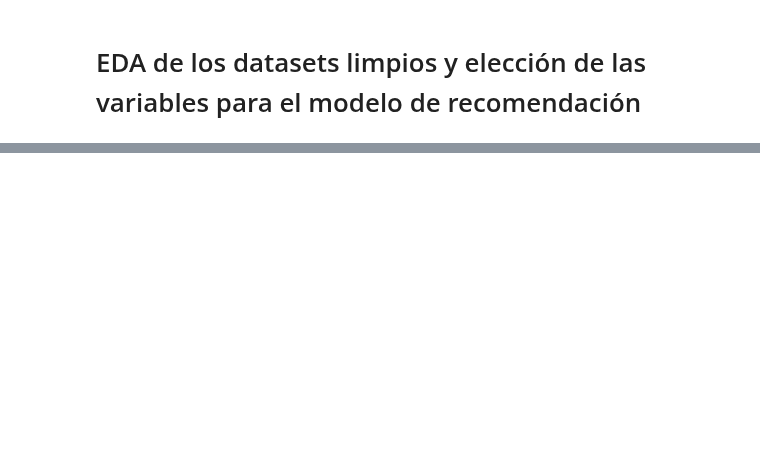
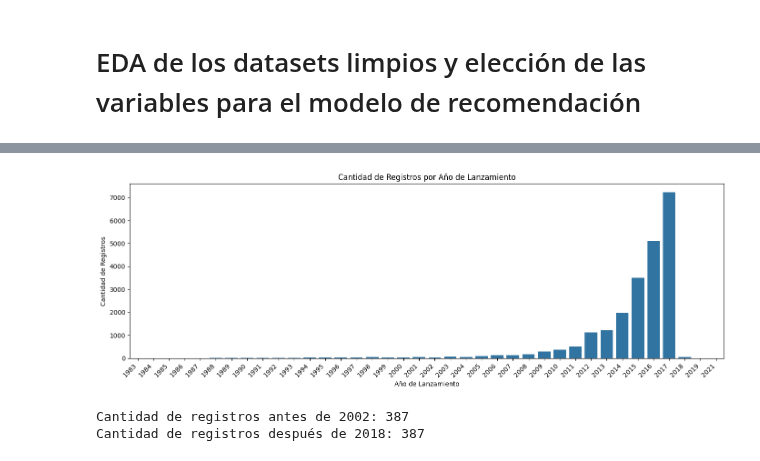
Before and after one commit to Gerardgfc/Gerardgfc-Proyecto_Integrador_1, a Jupyter notebook: JupyterNotebooks/05_EDA.ipynb, the cells around one changed output, grey strips where cells are left out. Saved outputs shown, nothing was run; the diff lists cells and outputs as text; code cells hidden in the pictures; blank space fills up the shorter version.

```diff
--- a/JupyterNotebooks/05_EDA.ipynb
+++ b/JupyterNotebooks/05_EDA.ipynb
@@ -31,0 +292,34 @@ Index(['item_name', 'item_id', 'developer', 'Action', 'Adventure',
+# %%
+# Cuenta la frecuencia de cada año
+conteo_anios = df_games['year'].value_counts()
+
+# Ordena los valores para que 'Datos no disponibles' queden al principio o al final
+#conteo_anios = conteo_anios.reindex(['Dato no disponible'] + list(conteo_anios.index))
+# Ordena los valores por año
+conteo_anios = conteo_anios.sort_index()
+
+# Crear la gráfica de barras
+plt.figure(figsize=(14, 5))
+sns.barplot(x=conteo_anios.index, y=conteo_anios.values)
+plt.xlabel('Año de Lanzamiento') ; plt.ylabel('Cantidad de Registros') ; plt.title('Cantidad de Registros por Año de Lanzamiento')
+plt.xticks(rotation=45, ha='right')
+plt.tight_layout()
+plt.show()
+# %% [output]
+[figure, added]
+# %%
+# Filtra los registros con valores no nulos y que son cadenas en la columna 'year'
+registros_con_year_valido = df_games[df_games['year'].notnull() & df_games['year'].astype(str).str.isnumeric()]
+
+# Convierte la columna 'year' a valores enteros
+registros_con_year_valido['year'] = registros_con_year_valido['year'].astype(int)
+
+# Filtra los registros con años de lanzamiento antes de 2002
+registros_antes_2002 = registros_con_year_valido[registros_con_year_valido['year'] < 2002]
+registros_despues_2018 = registros_con_year_valido[registros_con_year_valido['year'] < 2002]
+
+print(f"Cantidad de registros antes de 2002: {len(registros_antes_2002)}")
+print(f"Cantidad de registros después de 2018: {len(registros_despues_2018)}")
+# %% [output]
+Cantidad de registros antes de 2002: 387
+Cantidad de registros después de 2018: 387
```
Also changed, not shown: parts of 87 cells of this notebook, 11 other files.
